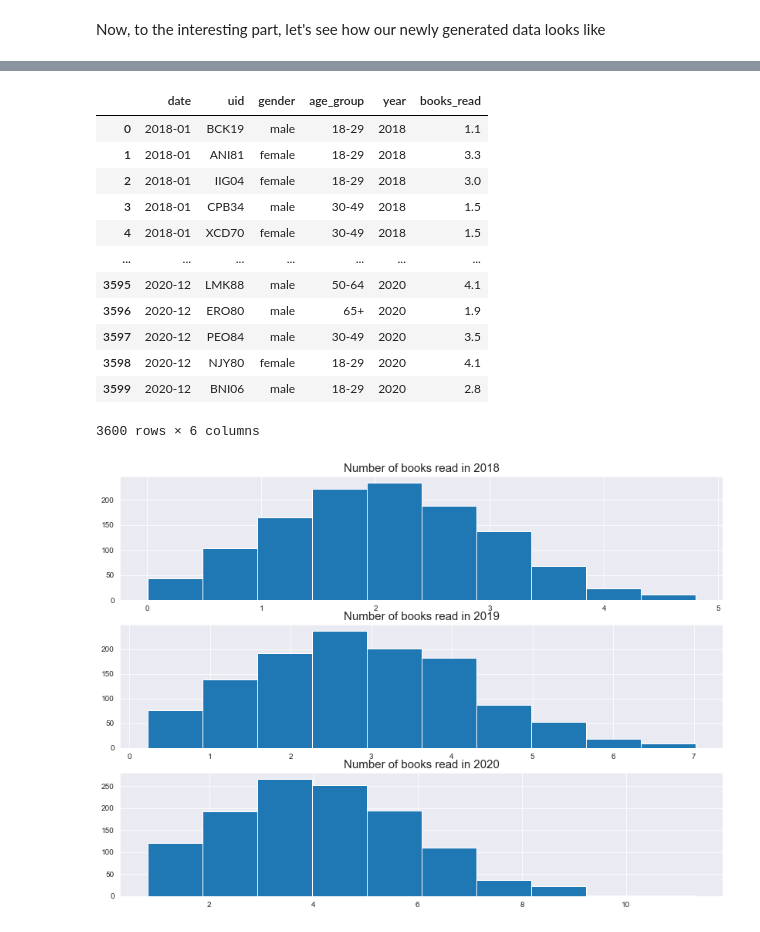
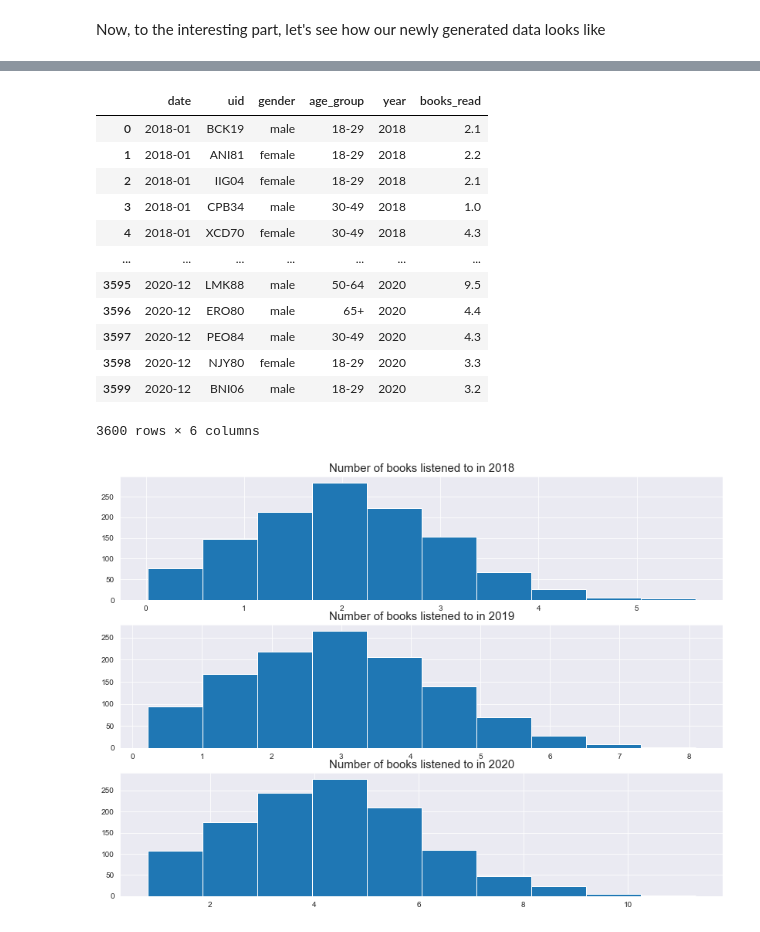
Before and after one commit to angelinka/programming_for_DA_project, a Jupyter notebook: audiobooks.ipynb, the cells around one changed output, grey strips where cells are left out. Drawn from its saved outputs; the diff is of its cells as text; code cells hidden in the pictures.

Commit message:
Modified the data, added comments and plots

```diff
--- a/audiobooks.ipynb
+++ b/audiobooks.ipynb
@@ -362,38 +373,40 @@ y20=X3.rvs(1200)
 full = full.drop(columns=['num_books'])
 # %%
 # where year is 2018 (< 2019) we fill 'books_read' column with our generated data y18 and so on
-full.loc[full['date'] < '2019-01', 'books_read'] = y18
+full.loc[full['year'] == '2018', 'books_read'] = y18
 
-full.loc[(full['date'] >= '2019-01') & (full['date'] < '2020-01'), 'books_read'] = y19
+full.loc[full['year'] == '2019', 'books_read'] = y19
 
-full.loc[full['date'] >= '2020-01', 'books_read'] = y20
+full.loc[full['year'] == '2020', 'books_read'] = y20
 
 # we can also round the decimal point to one as I believe it is enought precision for our analysis
 full.round({'books_read':1})
 # %% [output]
 |  | date | uid | gender | age_group | year | books_read |
-| 0 | 2018-01 | BCK19 | male | 18-29 | 2018 | 1.1 |
-| 1 | 2018-01 | ANI81 | female | 18-29 | 2018 | 3.3 |
-| 2 | 2018-01 | IIG04 | female | 18-29 | 2018 | 3.0 |
-| 3 | 2018-01 | CPB34 | male | 30-49 | 2018 | 1.5 |
-| 4 | 2018-01 | XCD70 | female | 30-49 | 2018 | 1.5 |
+| 0 | 2018-01 | BCK19 | male | 18-29 | 2018 | 2.1 |
+| 1 | 2018-01 | ANI81 | female | 18-29 | 2018 | 2.2 |
+| 2 | 2018-01 | IIG04 | female | 18-29 | 2018 | 2.1 |
+| 3 | 2018-01 | CPB34 | male | 30-49 | 2018 | 1.0 |
+| 4 | 2018-01 | XCD70 | female | 30-49 | 2018 | 4.3 |
 | ... | ... | ... | ... | ... | ... | ... |
-| 3595 | 2020-12 | LMK88 | male | 50-64 | 2020 | 4.1 |
-| 3596 | 2020-12 | ERO80 | male | 65+ | 2020 | 1.9 |
-| 3597 | 2020-12 | PEO84 | male | 30-49 | 2020 | 3.5 |
-| 3598 | 2020-12 | NJY80 | female | 18-29 | 2020 | 4.1 |
-| 3599 | 2020-12 | BNI06 | male | 18-29 | 2020 | 2.8 |
+| 3595 | 2020-12 | LMK88 | male | 50-64 | 2020 | 9.5 |
+| 3596 | 2020-12 | ERO80 | male | 65+ | 2020 | 4.4 |
+| 3597 | 2020-12 | PEO84 | male | 30-49 | 2020 | 4.3 |
+| 3598 | 2020-12 | NJY80 | female | 18-29 | 2020 | 3.3 |
+| 3599 | 2020-12 | BNI06 | male | 18-29 | 2020 | 3.2 |
 3600 rows × 6 columns
 # %%
+# Now we can have a pick how our newly created data looks like and compare how many books our members
+# listened to during 3 years
 fig, axs = plt.subplots(3,figsize=(14,10))
 axs[0].hist(y18)
-axs[0].set_title('Number of books read in 2018',fontsize=15)
+axs[0].set_title('Number of books listened to in 2018',fontsize=15)
 axs[1].hist(y19)
-axs[1].set_title('Number of books read in 2019',fontsize=15)
+axs[1].set_title('Number of books listened to in 2019',fontsize=15)
 axs[2].hist(y20)
-axs[2].set_title('Number of books read in 2020',fontsize=15)
+axs[2].set_title('Number of books listened to in 2020',fontsize=15)
 
 plt.show()
 # %% [output]
-[figure, old version]
+[figure, new version]
 # %%
```
Also changed, not shown: parts of 22 cells of this notebook, 1 other file.
